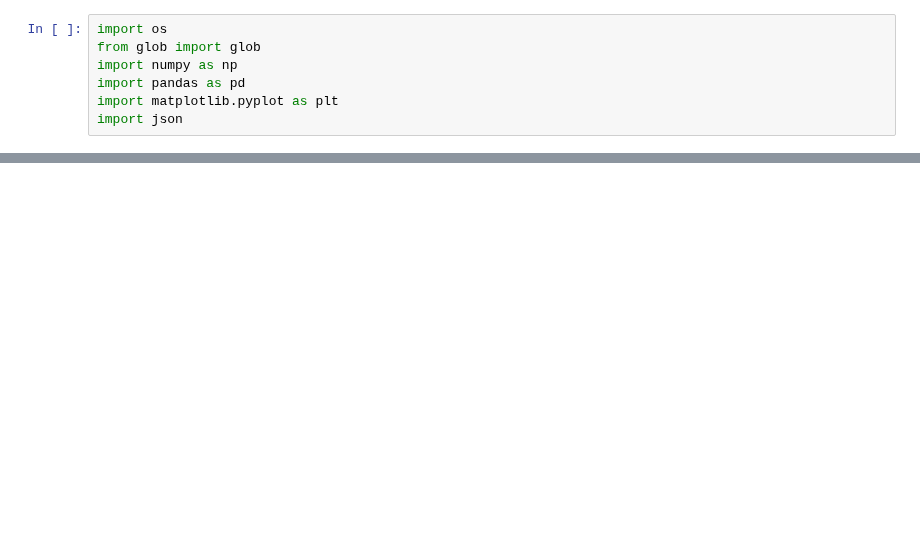
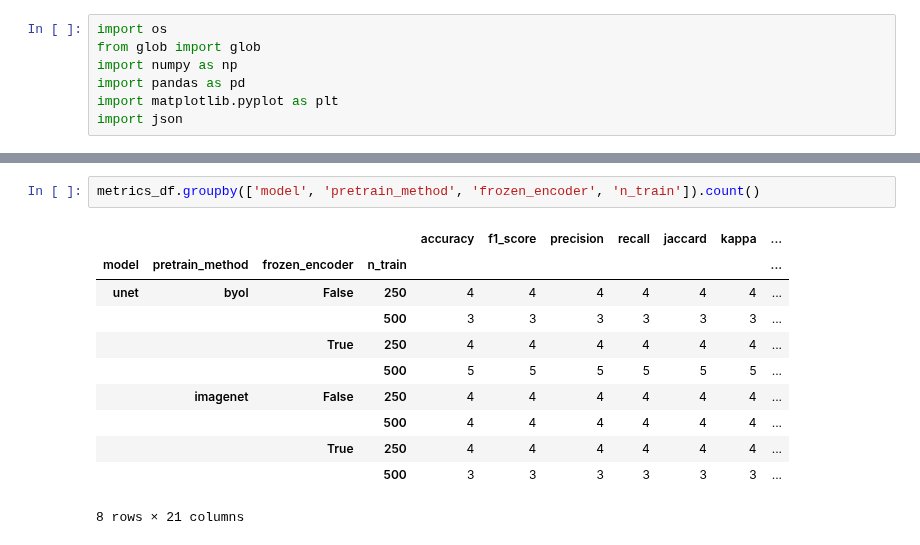
Before and after one commit to DakotaHester/ms-land-cover, a Jupyter notebook: pretrain_results.ipynb, the cells around one changed output, grey strips where cells are left out. Saved outputs shown, nothing was run; the diff lists cells and outputs as text; blank space fills up the shorter version.

```diff
--- a/pretrain_results.ipynb
+++ b/pretrain_results.ipynb
@@ -47,2 +71,16 @@ display(metrics_df.sort_values(by='macro_f1_score', ascending=False))
+# %%
+metrics_df.groupby(['model', 'pretrain_method', 'frozen_encoder', 'n_train']).count()
+# %% [output]
+|  |  |  |  | accuracy | f1_score | precision | recall | jaccard | kappa | ... |
+| model | pretrain_method | frozen_encoder | n_train |  |  |  |  |  |  | ... |
+| unet | byol | False | 250 | 4 | 4 | 4 | 4 | 4 | 4 | ... |
+|  |  |  | 500 | 3 | 3 | 3 | 3 | 3 | 3 | ... |
+|  |  | True | 250 | 4 | 4 | 4 | 4 | 4 | 4 | ... |
+|  |  |  | 500 | 5 | 5 | 5 | 5 | 5 | 5 | ... |
+|  | imagenet | False | 250 | 4 | 4 | 4 | 4 | 4 | 4 | ... |
+|  |  |  | 500 | 4 | 4 | 4 | 4 | 4 | 4 | ... |
+|  |  | True | 250 | 4 | 4 | 4 | 4 | 4 | 4 | ... |
+|  |  |  | 500 | 3 | 3 | 3 | 3 | 3 | 3 | ... |
+8 rows × 21 columns
 # %%
 import seaborn as sns
```
Also changed, not shown: parts of 5 cells of this notebook, 5 other files.
